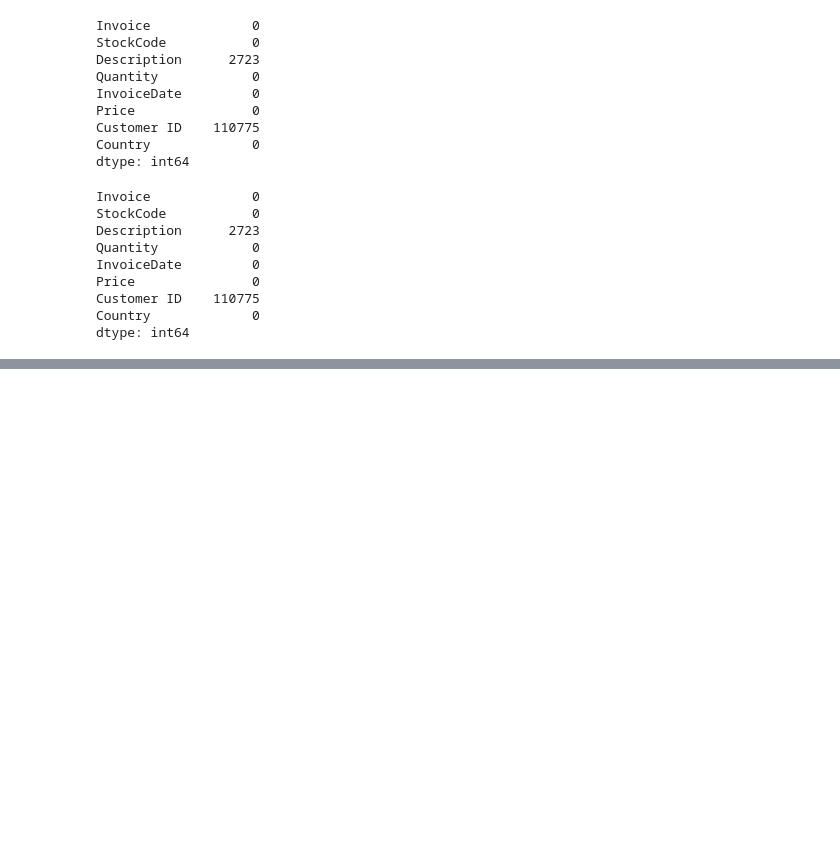
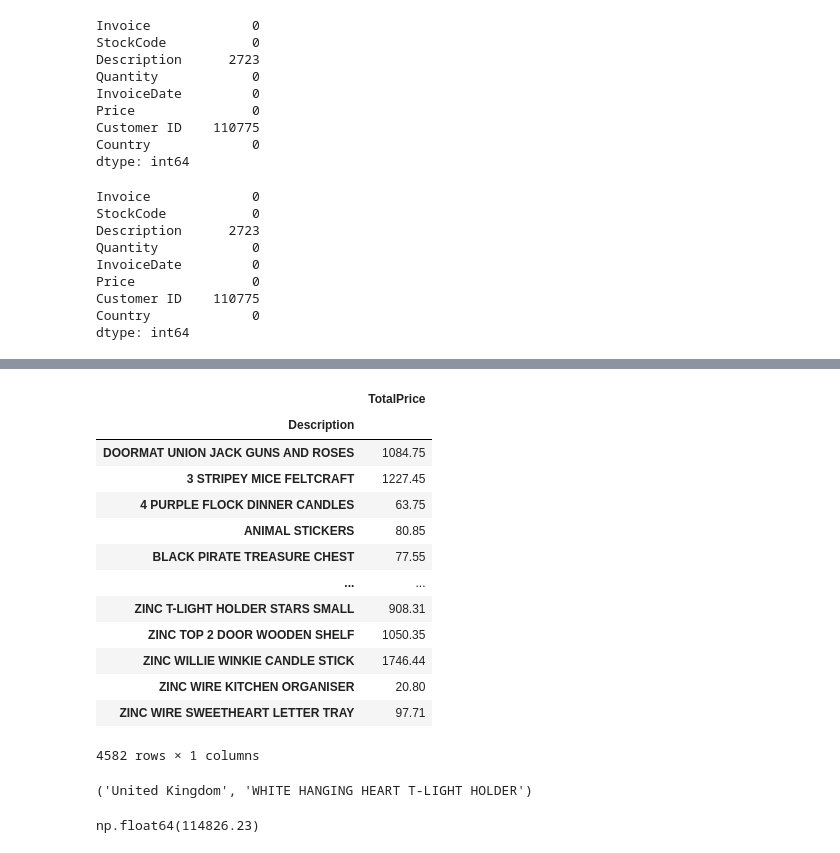
Before and after one commit to rokin-emergys/rokin-py, a Jupyter notebook: Day_3/Day_3-Assignment_1.ipynb, the cells around one changed output, grey strips where cells are left out. Saved outputs shown, nothing was run; the diff lists cells and outputs as text; code cells hidden in the pictures; blank space fills up the shorter version.

```diff
--- a/Day_3/Day_3-Assignment_1.ipynb
+++ b/Day_3/Day_3-Assignment_1.ipynb
@@ -131,0 +181,31 @@ dtype: int64
+# %%
+# Calculate total amount of price in pivot table based on product description
+online_retail_data['TotalPrice'] = online_retail_data['Quantity'] * online_retail_data['Price']
+pivot_table = online_retail_data.pivot_table(values='TotalPrice', index='Description', aggfunc='sum')
+pivot_table
+# %% [output]
+|  | TotalPrice |
+| Description |  |
+| DOORMAT UNION JACK GUNS AND ROSES | 1084.75 |
+| 3 STRIPEY MICE FELTCRAFT | 1227.45 |
+| 4 PURPLE FLOCK DINNER CANDLES | 63.75 |
+| ANIMAL STICKERS | 80.85 |
+| BLACK PIRATE TREASURE CHEST | 77.55 |
+| ... | ... |
+| ZINC T-LIGHT HOLDER STARS SMALL | 908.31 |
+| ZINC TOP 2 DOOR WOODEN SHELF | 1050.35 |
+| ZINC WILLIE WINKIE CANDLE STICK | 1746.44 |
+| ZINC WIRE KITCHEN ORGANISER | 20.80 |
+| ZINC WIRE SWEETHEART LETTER TRAY | 97.71 |
+4582 rows × 1 columns
+# %%
+# Find the country with the highest price and which product
+country_product = online_retail_data.groupby(['Country', 'Description'])['TotalPrice'].sum().idxmax()
+country_product
+# %% [output]
+('United Kingdom', 'WHITE HANGING HEART T-LIGHT HOLDER')
+# %%
+highest_price_value = online_retail_data.groupby(['Country', 'Description'])['TotalPrice'].sum().max()
+highest_price_value
+# %% [output]
+np.float64(114826.23)
```
Also changed, not shown: parts of 13 cells of this notebook.
